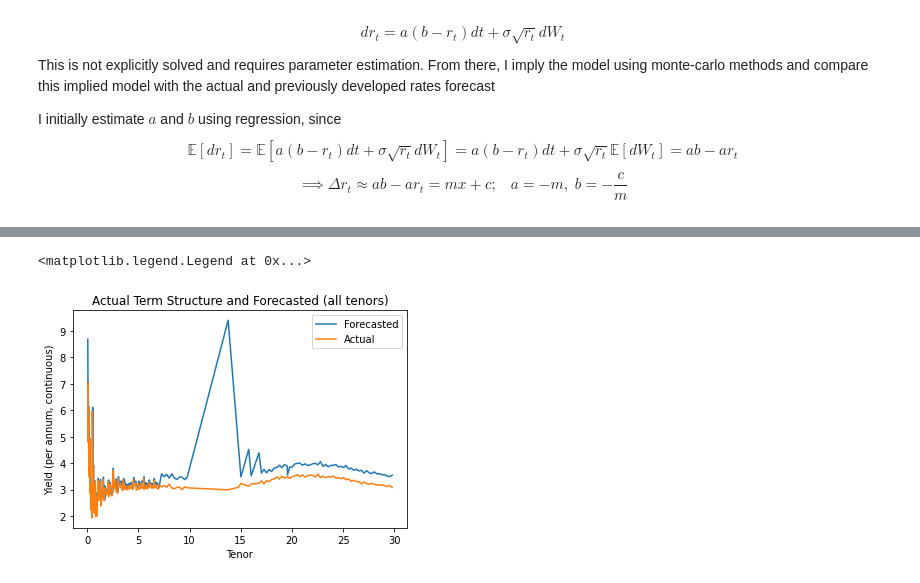
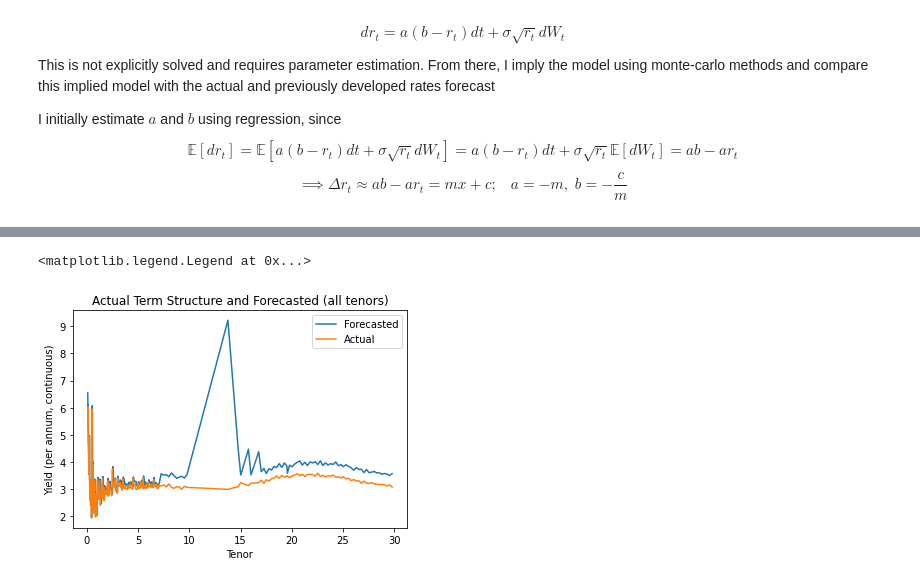
Before and after one commit to jdean53/GeneralWork, a Jupyter notebook: StoCal2/final_project.ipynb, the cells around one changed output, grey strips where cells are left out. Cells and saved outputs as stored; diff of their text form; code cells hidden in the pictures.

```diff
--- a/StoCal2/final_project.ipynb
+++ b/StoCal2/final_project.ipynb
@@ -259,15 +276,15 @@ comps = comps[comps['forecast'] <= 0.1]
 # %%
 '''
 Plot forecasted and actual term structures
 '''
-plt.plot(comps*100)
+plt.plot(comps[.1:]*100)
 plt.title('Actual Term Structure and Forecasted (all tenors)')
 plt.xlabel('Tenor')
 plt.ylabel('Yield (per annum, continuous)')
 plt.legend(['Forecasted','Actual'])
 # %% [output]
 <matplotlib.legend.Legend at 0x...>
-[figure, old version]
+[figure, new version]
 # %%
 '''
 report derived yield curves
```
Also changed, not shown: parts of 10 cells of this notebook.
